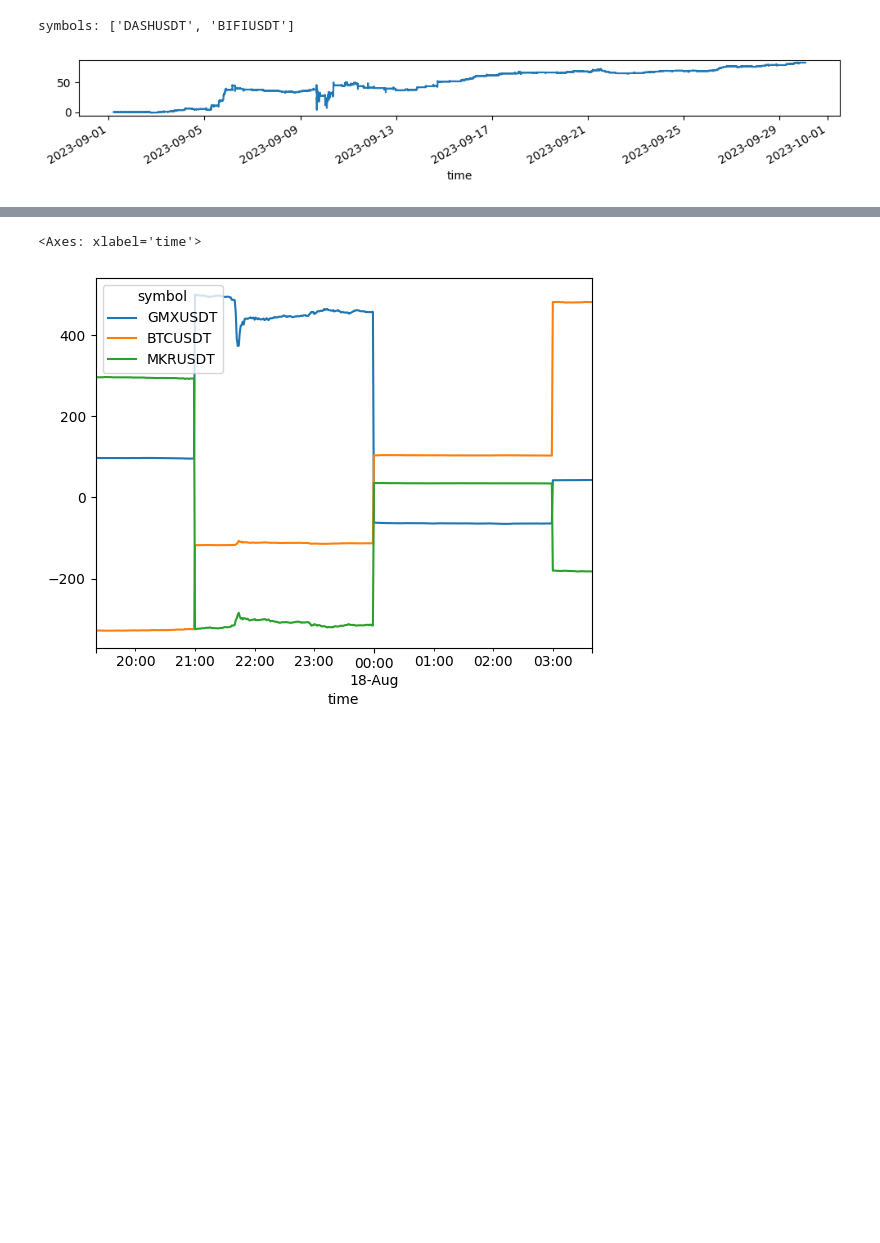
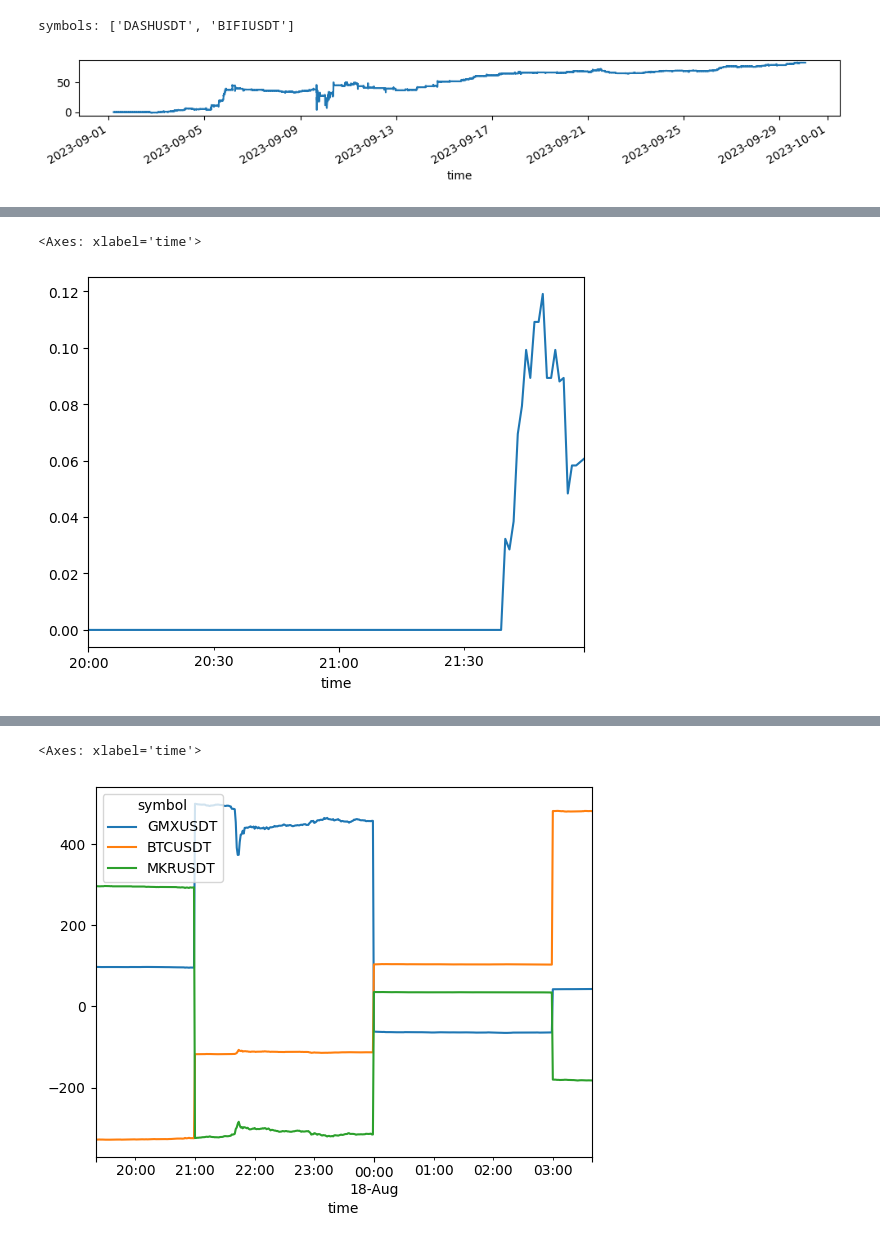
Before and after one commit to sculd/mean_reversal, a Jupyter notebook: var1_trade_binance.ipynb, the cells around one changed output, grey strips where cells are left out. Drawn from its saved outputs; the diff is of its cells as text; code cells hidden in the pictures; blank space fills up the shorter version.

```diff
--- a/var1_trade_binance.ipynb
+++ b/var1_trade_binance.ipynb
@@ -711,0 +435,5 @@ values_concat.mean_size.plot(figsize=(12, 4))
+# %%
+values_list[i].dropna().profit_raw.cumsum().plot()
+# %% [output]
+<Axes: xlabel='time'>
+[figure, added]
```
Also changed, not shown: parts of 43 cells of this notebook, 3 other files.
